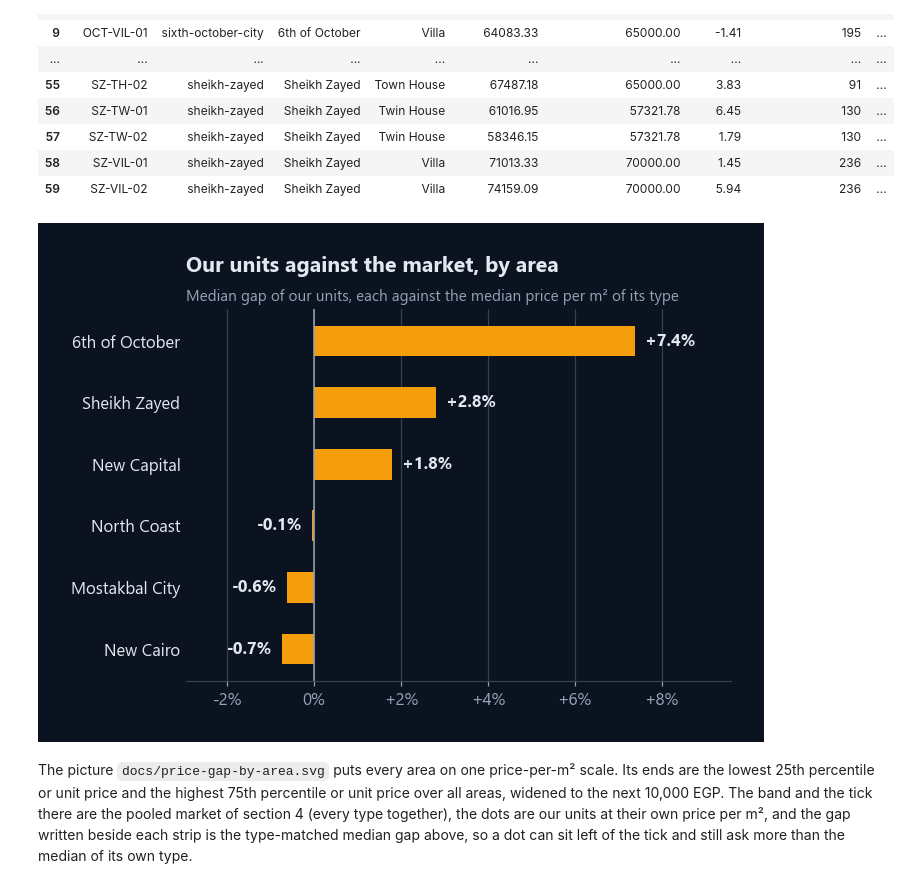
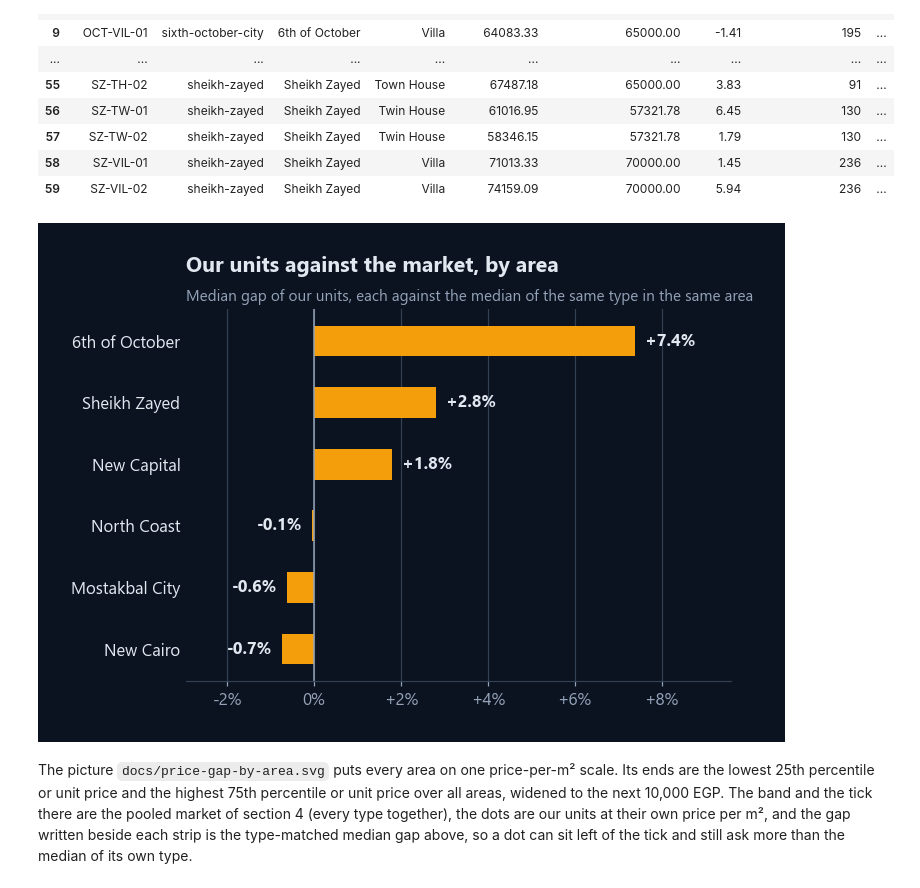
Before and after one commit to omarshalabyy1/egypt-real-estate-prices, a Jupyter notebook: analysis/analysis.ipynb, the cells around one changed output. Saved outputs shown, nothing was run; the diff lists cells and outputs as text; code cells hidden in the pictures.

```diff
--- a/analysis/analysis.ipynb
+++ b/analysis/analysis.ipynb
@@ -336,24 +341,24 @@ units
 # %%
 g = area_gap.sort_values("median_gap_pct")
 fig, ax = plt.subplots(figsize=(6.4, 4.4))
 ax.barh(g.area, g.median_gap_pct, height=0.5, color=AMBER)
 ax.axvline(0, color=MUTED, linewidth=1)
 span = g.median_gap_pct.abs().max()
 for y, v in enumerate(g.median_gap_pct):
     ax.text(v + (span * 0.03 if v >= 0 else -span * 0.03), y, f"{pct(v, signed=True)}%", va="center",
             ha="left" if v >= 0 else "right", color=INK, fontweight="bold")
 ax.set_xlim(min(0, g.median_gap_pct.min()) - span * 0.3, max(0, g.median_gap_pct.max()) + span * 0.3)
 ax.xaxis.set_major_formatter(lambda x, _: f"{x:+.0f}%" if x else "0%")
 ax.xaxis.grid(True, color=GRID, linewidth=0.8)
 ax.set_axisbelow(True)
 ax.spines["left"].set_visible(False)
 ax.tick_params(axis="y", length=0)
 ax.set_title("Our units against the market, by area", pad=24)
-ax.text(0, 1.02, "Median gap of our units, each against the median price per m² of its type", transform=ax.transAxes,
+ax.text(0, 1.02, "Median gap of our units, each against the median of the same type in the same area", transform=ax.transAxes,
         color=MUTED, fontsize=10)
 fig.savefig(ROOT / "docs" / "gap-by-area.png")
 # %% [output]
-[figure, old version]
+[figure, new version]
 # %% [markdown]
 The picture `docs/price-gap-by-area.svg` puts every area on one price-per-m² scale. Its ends are
 the lowest 25th percentile or unit price and the highest 75th percentile or unit price over all
```
Also changed, not shown: parts of 15 cells of this notebook, 9 other files.
